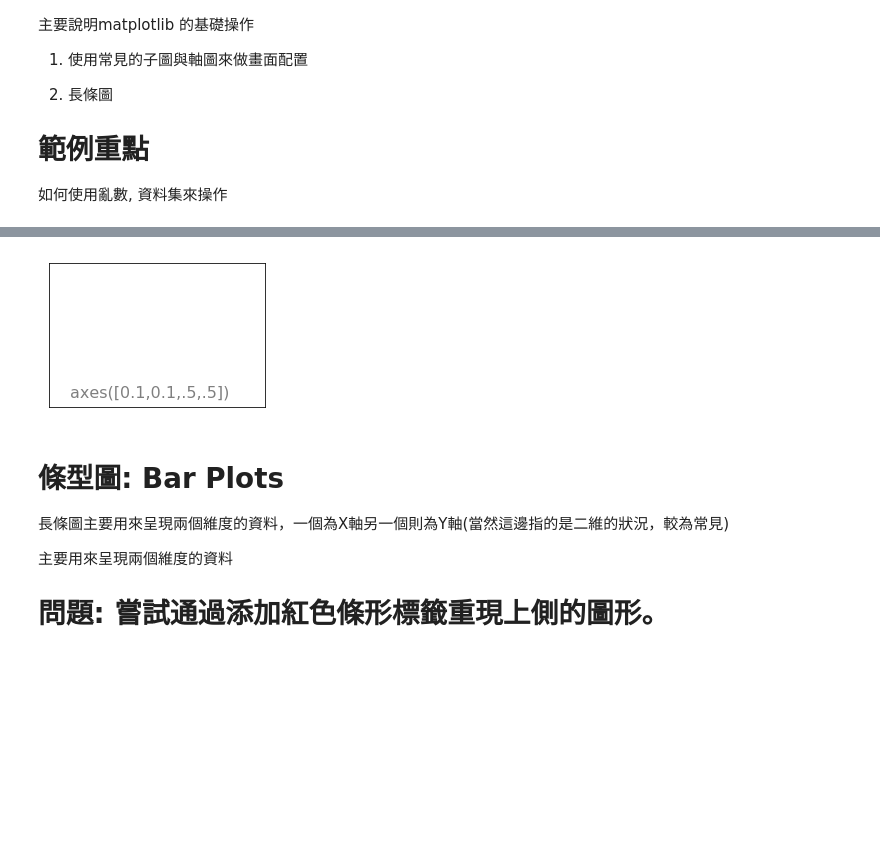
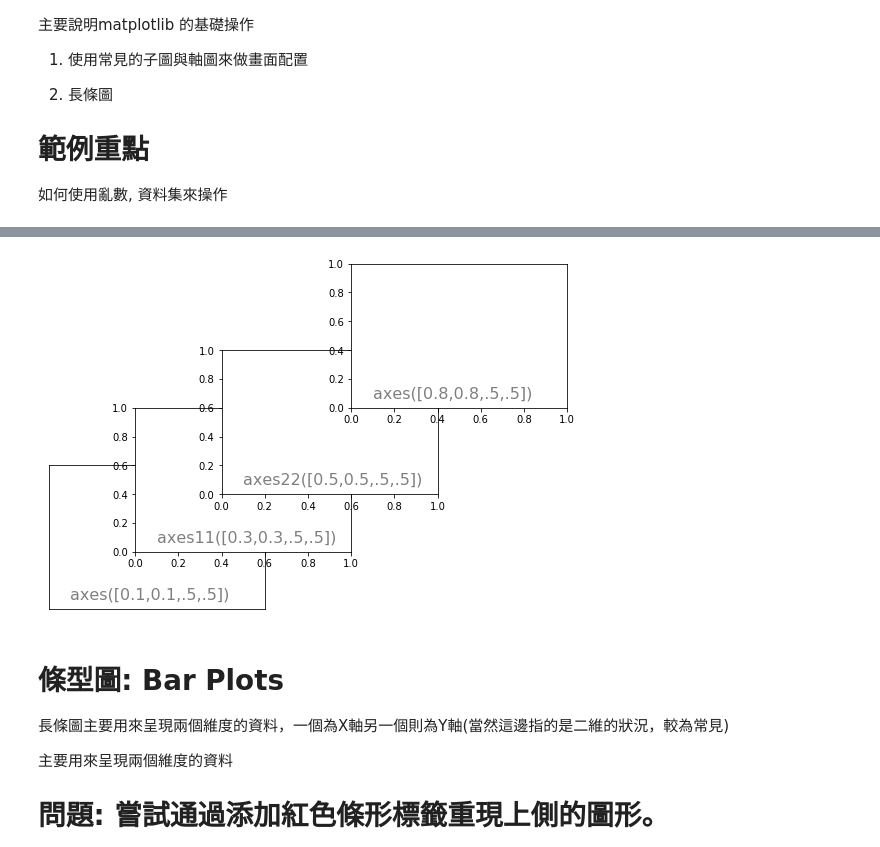
Before and after one commit to yuzonshen/Python60Days, a Jupyter notebook: homework/D20_Data Visualization_Day-2_HW.ipynb, the cells around one changed output, grey strips where cells are left out. Cells and saved outputs as stored; diff of their text form; code cells hidden in the pictures; blank space fills up the shorter version.

```diff
--- a/homework/D20_Data Visualization_Day-2_HW.ipynb
+++ b/homework/D20_Data Visualization_Day-2_HW.ipynb
@@ -25,25 +25,34 @@
 # %%
 import matplotlib.pyplot as plt
 
 #決定底框
 plt.axes([0.1,0.1,.5,.5])
 #給定刻度, 若不給定值, 圖的周邊無文字
 plt.xticks([]), plt.yticks([])
 plt.text(0.1,0.1, 'axes([0.1,0.1,.5,.5])',ha='left',va='center',size=16,alpha=.5)
 
-'''
+
 #決定第二層框
+plt.axes([0.3,0.3,.5,.5])
+#plt.xticks([]), plt.yticks([])
+plt.text(0.1,0.1, 'axes11([0.3,0.3,.5,.5])',ha='left',va='center',size=16,alpha=.5)
 
 
 #決定第三層框
+plt.axes([0.5,0.5,.5,.5])
+#plt.xticks([]), plt.yticks([])
+plt.text(0.1,0.1, 'axes22([0.5,0.5,.5,.5])',ha='left',va='center',size=16,alpha=.5)
 
 
 #決定第四層框
+plt.axes([0.8,0.8,.5,.5])
+#plt.xticks([]), plt.yticks([])
+plt.text(0.1,0.1, 'axes([0.8,0.8,.5,.5])',ha='left',va='center',size=16,alpha=.5)
 
-'''
+
 plt.show()
 # %% [output]
-[figure, old version]
+[figure, new version]
 # %% [markdown]
 # 條型圖: Bar Plots
 
```
